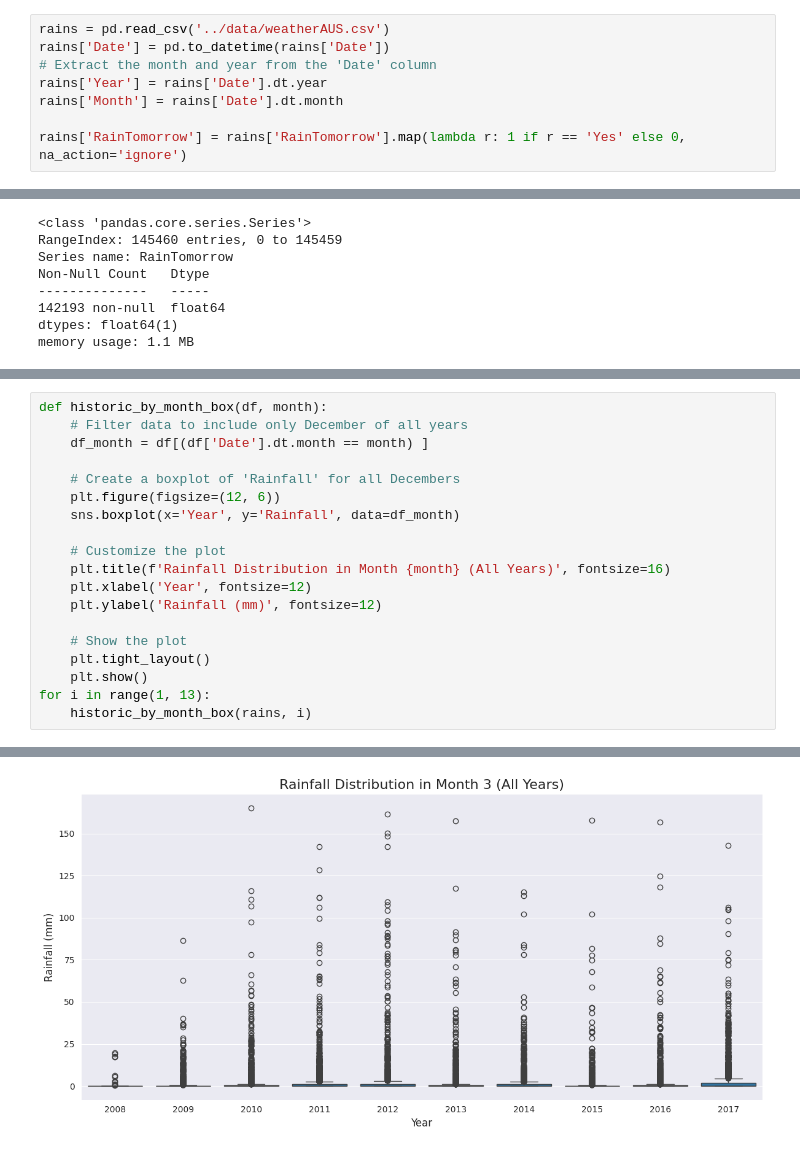
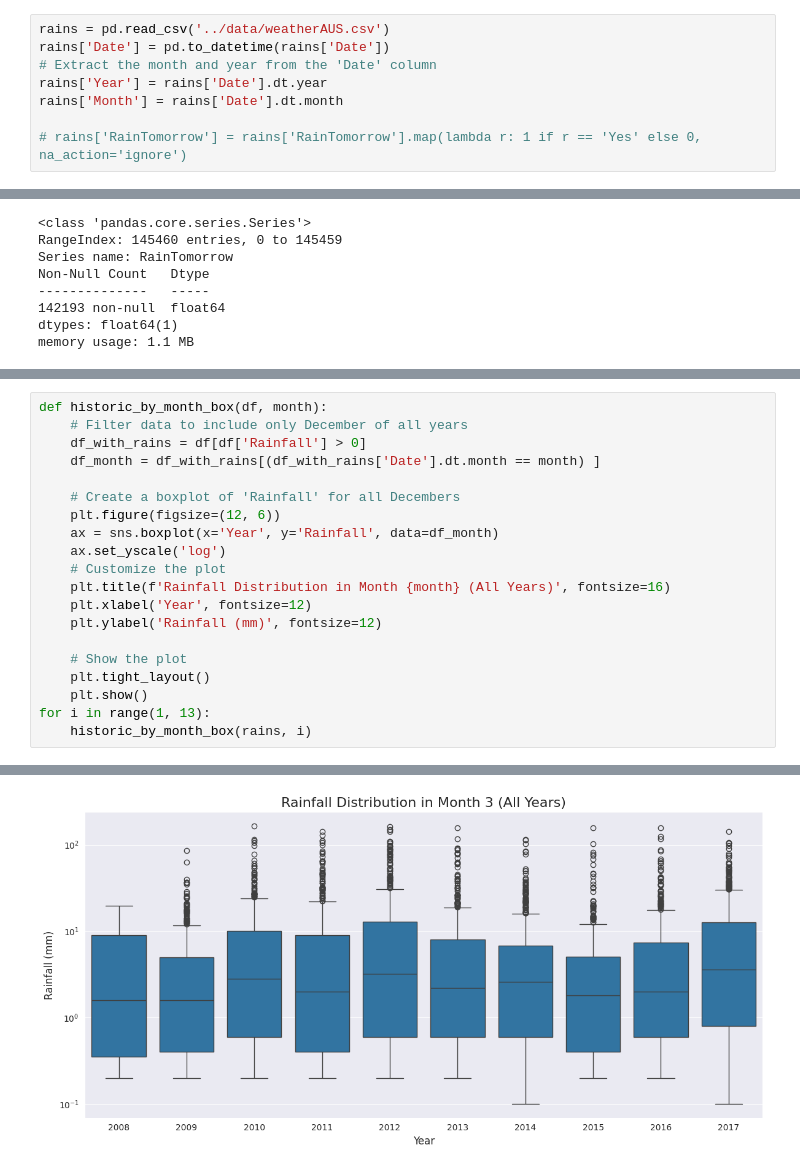
Before and after one commit to LeoCenturion/rain-in-australia, a Jupyter notebook: models/analysis.ipynb, the cells around one changed output, grey strips where cells are left out. Saved outputs shown, nothing was run; the diff lists cells and outputs as text.

```diff
--- a/models/analysis.ipynb
+++ b/models/analysis.ipynb
@@ -10,7 +10,7 @@ rains['Date'] = pd.to_datetime(rains['Date'])
 rains['Year'] = rains['Date'].dt.year
 rains['Month'] = rains['Date'].dt.month
 
-rains['RainTomorrow'] = rains['RainTomorrow'].map(lambda r: 1 if r == 'Yes' else 0, na_action='ignore')
+# rains['RainTomorrow'] = rains['RainTomorrow'].map(lambda r: 1 if r == 'Yes' else 0, na_action='ignore')
 # %% [markdown]
 # Columnas
 Se identifican las siguientes columnas:
@@ -315,12 +362,13 @@ monthly_rains_box(rains, 2008)
 # %%
 def historic_by_month_box(df, month):
     # Filter data to include only December of all years
-    df_month = df[(df['Date'].dt.month == month) ]
+    df_with_rains = df[df['Rainfall'] > 0]
+    df_month = df_with_rains[(df_with_rains['Date'].dt.month == month) ]
 
     # Create a boxplot of 'Rainfall' for all Decembers
     plt.figure(figsize=(12, 6))
-    sns.boxplot(x='Year', y='Rainfall', data=df_month)
-
+    ax = sns.boxplot(x='Year', y='Rainfall', data=df_month)
+    ax.set_yscale('log')
     # Customize the plot
     plt.title(f'Rainfall Distribution in Month {month} (All Years)', fontsize=16)
     plt.xlabel('Year', fontsize=12)
@@ -337 +385 @@ for i in range(1, 13):
-[figure, old version]
+[figure, new version]
```
Also changed, not shown: parts of 15 cells of this notebook, 2 other files.
